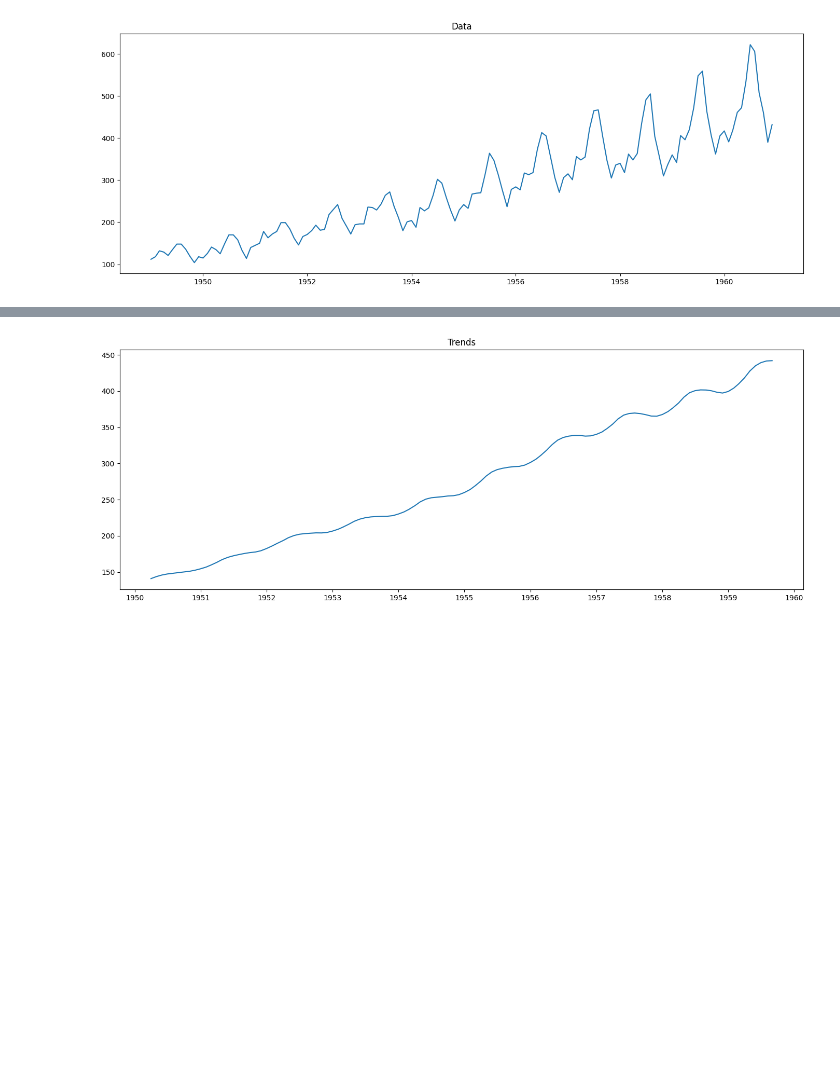
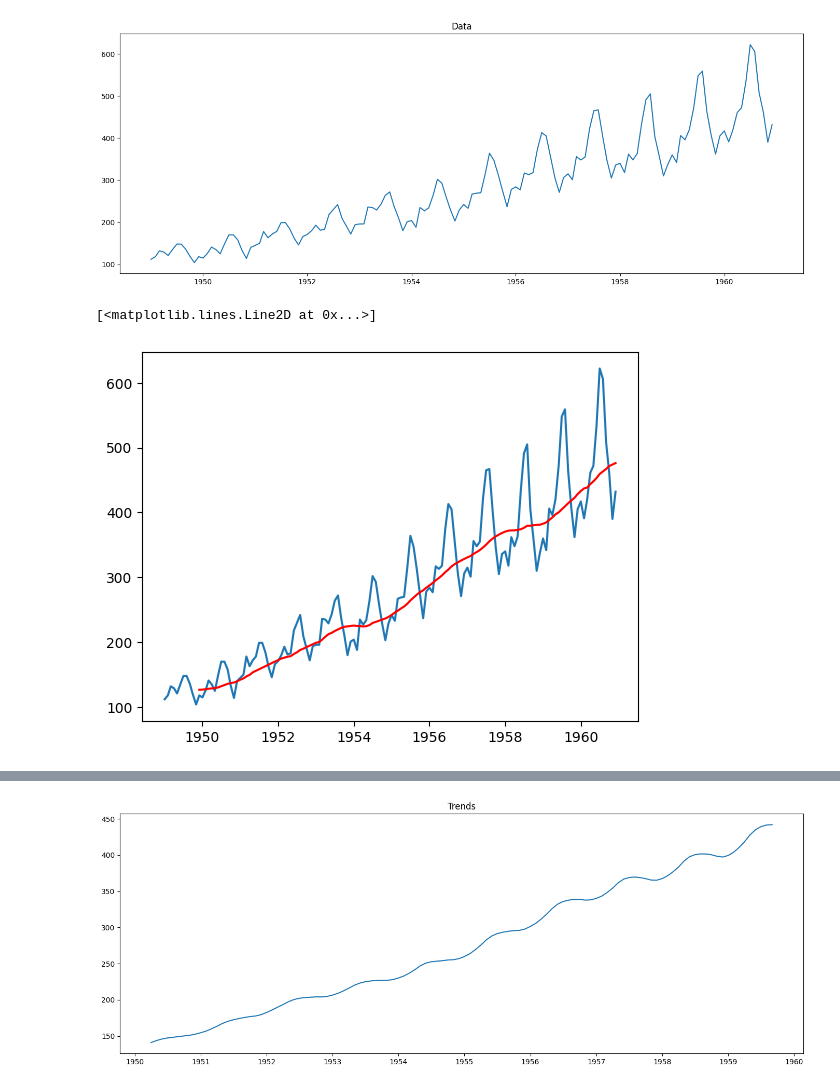
Before and after one commit to rya23/dav_pracs, a Jupyter notebook: src/timeseries.ipynb, the cells around one changed output, grey strips where cells are left out. Cells and saved outputs as stored; diff of their text form; code cells hidden in the pictures; blank space fills up the shorter version.

```diff
--- a/src/timeseries.ipynb
+++ b/src/timeseries.ipynb
@@ -21,3 +21,12 @@ plt.title("Data")
 plt.show()
 # %% [output]
 [figure]
+# %%
+df['SMA_12'] = df['Passengers'].rolling(window=12).mean()
+
+# Plot with SMA
+plt.plot(df['Passengers'], label='Original')
+plt.plot(df['SMA_12'], label='12-Month SMA', color='red')
+# %% [output]
+[<matplotlib.lines.Line2D at 0x...>]
+[figure, added]
```
Also changed, not shown: parts of 1 cell of this notebook, 6 other files.
